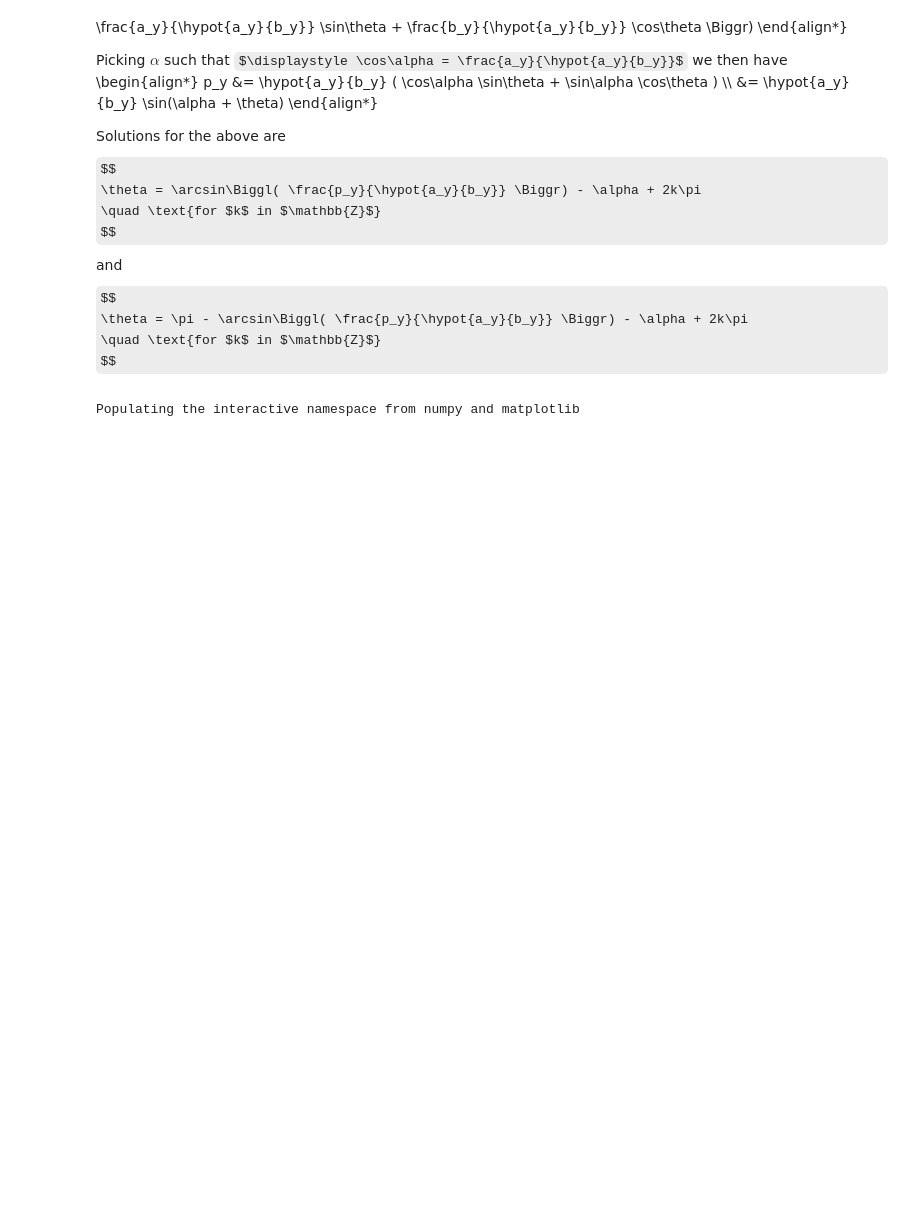
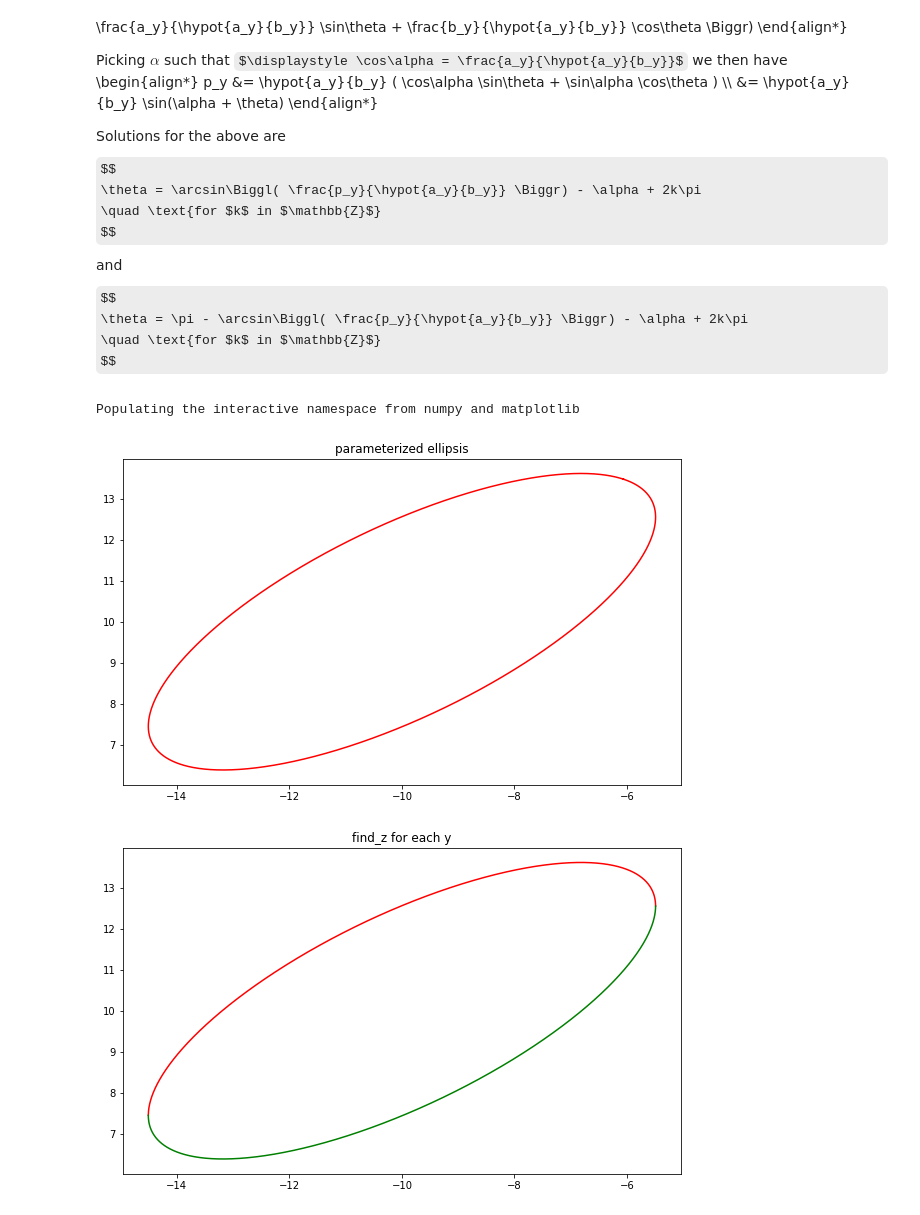
Before and after one commit to cesarkawakami/jupyter-notebooks, a Jupyter notebook: temp/Playing with Ellipses.ipynb, the cells around one changed output. Saved outputs shown, nothing was run; the diff lists cells and outputs as text; code cells hidden in the pictures; some formulas as TeX source; blank space fills up the shorter version.

```diff
--- a/temp/Playing with Ellipses.ipynb
+++ b/temp/Playing with Ellipses.ipynb
@@ -86,26 +86,29 @@ def rotation_matrix(axis, theta):
 def euler_rotate(rx, ry, rz):
     return rotation_matrix([1, 0, 0], rx) @ rotation_matrix([0, 1, 0], ry) @ rotation_matrix([0, 0, 1], rz)
 # %%
-rx, ry, rz, rd = .11, .11, .11, 3.14
-
-@ipywidgets.interact(rx=(0, 2*pi, 0.01),
-                     ry=(0, 2*pi, 0.01),
-                     rz=(0, 2*pi, 0.01))
+# @ipywidgets.interact(rx=(0, 2*pi, 0.01),
+#                      ry=(0, 2*pi, 0.01),
+#                      rz=(0, 2*pi, 0.01))
 def go(rx=.52, ry=.84, rz=.28):
     ax, ay, az = [0, 3, 0] @ euler_rotate(rx, ry, rz)
     bx, by, bz = [0, 0, 6] @ euler_rotate(rx, ry, rz)
     cx, cy, cz = 0, -10, 10
 
     theta = arange(0, 2*pi, 0.001)
     y = cy + ay*sin(theta) + by*cos(theta)
     z = cz + az*sin(theta) + bz*cos(theta)
     plot(y, z, 'r')
     title('parameterized ellipsis')
     show()
 
     y = linspace(min(y), max(y), 10000)
     zb = find_z(ay, by, cy, y, az, bz, cz)[0]
     ze = find_z(ay, by, cy, y, az, bz, cz)[1]
     plot(y, zb, 'r', y, ze, 'g')
     title('find_z for each y')
     show()
+
+go()
+# %% [output]
+[figure, added]
+[figure, added]
```
